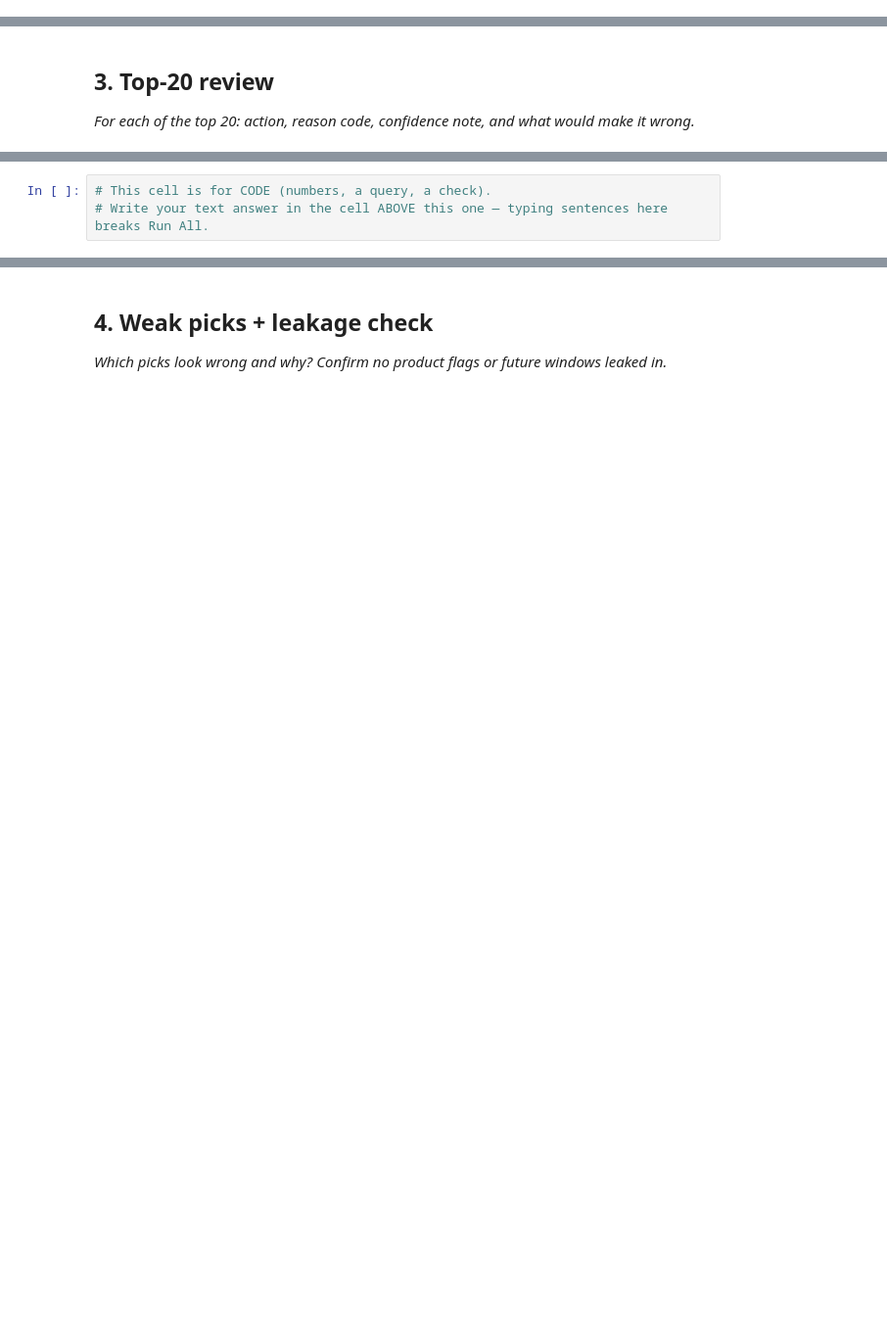
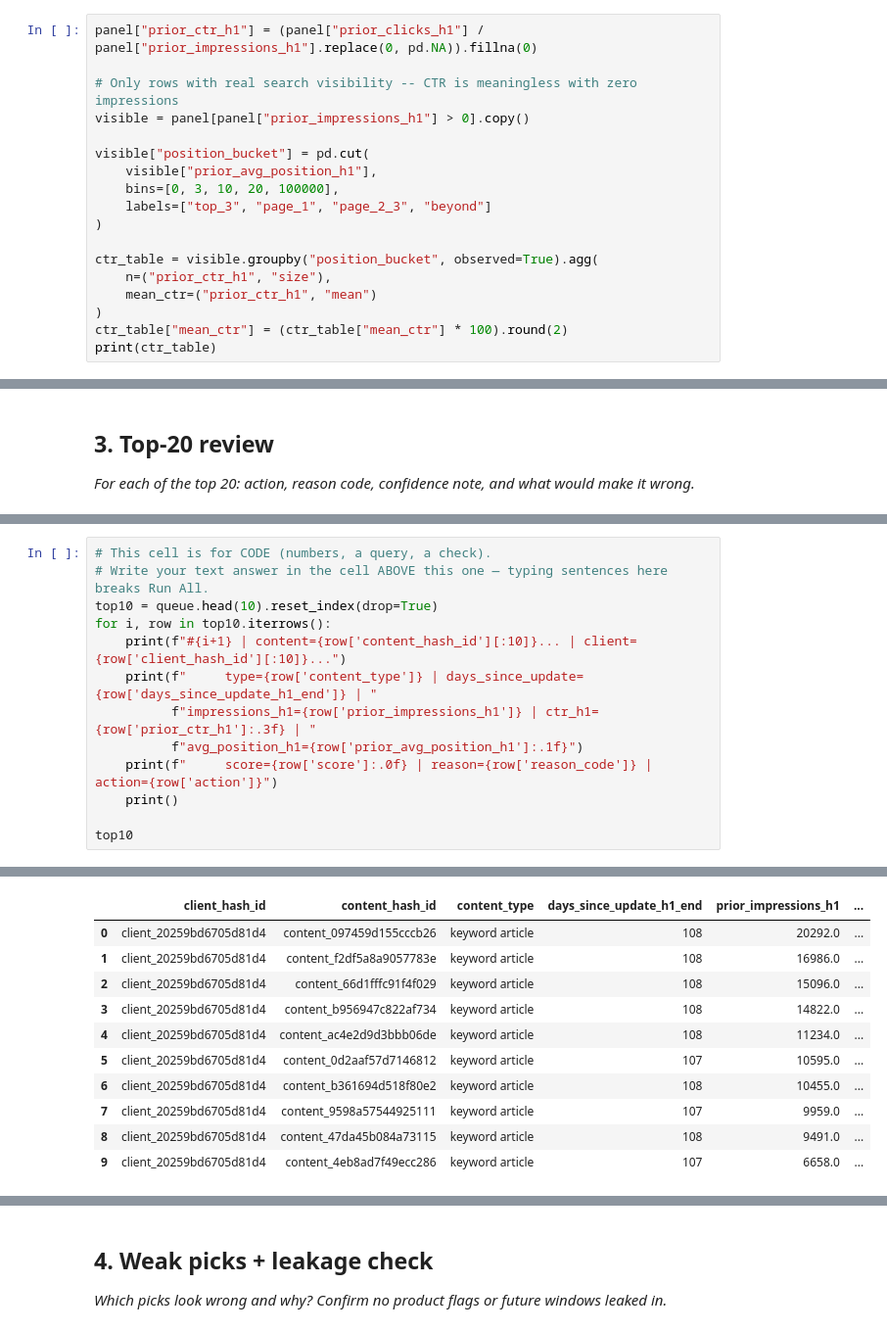
Before and after one commit to mohamedkhaled600/flyrank-internship-ml, a Jupyter notebook: work/notebooks/w04_baseline_score.ipynb, the cells around one changed output, grey strips where cells are left out. Shown at 98% size. Drawn from its saved outputs; the diff is of its cells as text; blank space fills up the shorter version.

```diff
--- a/work/notebooks/w04_baseline_score.ipynb
+++ b/work/notebooks/w04_baseline_score.ipynb
@@ -15,0 +131,18 @@ This skeleton is yours to fill. Work the sections **in order** — each one has
+# %%
+panel["prior_ctr_h1"] = (panel["prior_clicks_h1"] / panel["prior_impressions_h1"].replace(0, pd.NA)).fillna(0)
+
+# Only rows with real search visibility -- CTR is meaningless with zero impressions
+visible = panel[panel["prior_impressions_h1"] > 0].copy()
+
+visible["position_bucket"] = pd.cut(
+    visible["prior_avg_position_h1"],
+    bins=[0, 3, 10, 20, 100000],
+    labels=["top_3", "page_1", "page_2_3", "beyond"]
+)
+
+ctr_table = visible.groupby("position_bucket", observed=True).agg(
+    n=("prior_ctr_h1", "size"),
+    mean_ctr=("prior_ctr_h1", "mean")
+)
+ctr_table["mean_ctr"] = (ctr_table["mean_ctr"] * 100).round(2)
+print(ctr_table)
@@ -27,3 +288,14 @@ This skeleton is yours to fill. Work the sections **in order** — each one has
 # %%
 # This cell is for CODE (numbers, a query, a check).
 # Write your text answer in the cell ABOVE this one — typing sentences here breaks Run All.
+top10 = queue.head(10).reset_index(drop=True)
+for i, row in top10.iterrows():
+    print(f"#{i+1} | content={row['content_hash_id'][:10]}... | client={row['client_hash_id'][:10]}...")
+    print(f"     type={row['content_type']} | days_since_update={row['days_since_update_h1_end']} | "
+          f"impressions_h1={row['prior_impressions_h1']} | ctr_h1={row['prior_ctr_h1']:.3f} | "
+          f"avg_position_h1={row['prior_avg_position_h1']:.1f}")
+    print(f"     score={row['score']:.0f} | reason={row['reason_code']} | action={row['action']}")
+    print()
+
+top10
+# %% [output]
@@ -29,0 +319,11 @@ This skeleton is yours to fill. Work the sections **in order** — each one has
+|  | client_hash_id | content_hash_id | content_type | days_since_update_h1_end | prior_impressions_h1 | ... |
+| 0 | client_20259bd6705d81d4 | content_097459d155cccb26 | keyword article | 108 | 20292.0 | ... |
+| 1 | client_20259bd6705d81d4 | content_f2df5a8a9057783e | keyword article | 108 | 16986.0 | ... |
+| 2 | client_20259bd6705d81d4 | content_66d1fffc91f4f029 | keyword article | 108 | 15096.0 | ... |
+| 3 | client_20259bd6705d81d4 | content_b956947c822af734 | keyword article | 108 | 14822.0 | ... |
+| 4 | client_20259bd6705d81d4 | content_ac4e2d9d3bbb06de | keyword article | 108 | 11234.0 | ... |
+| 5 | client_20259bd6705d81d4 | content_0d2aaf57d7146812 | keyword article | 107 | 10595.0 | ... |
+| 6 | client_20259bd6705d81d4 | content_b361694d518f80e2 | keyword article | 108 | 10455.0 | ... |
+| 7 | client_20259bd6705d81d4 | content_9598a57544925111 | keyword article | 107 | 9959.0 | ... |
+| 8 | client_20259bd6705d81d4 | content_47da45b084a73115 | keyword article | 108 | 9491.0 | ... |
+| 9 | client_20259bd6705d81d4 | content_4eb8ad7f49ecc286 | keyword article | 107 | 6658.0 | ... |
```
Also changed, not shown: parts of 15 cells of this notebook.
